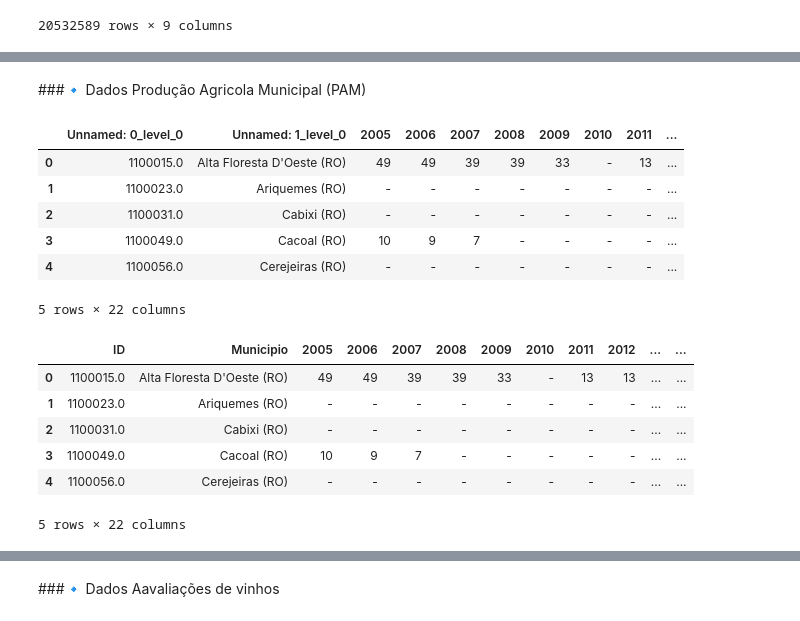
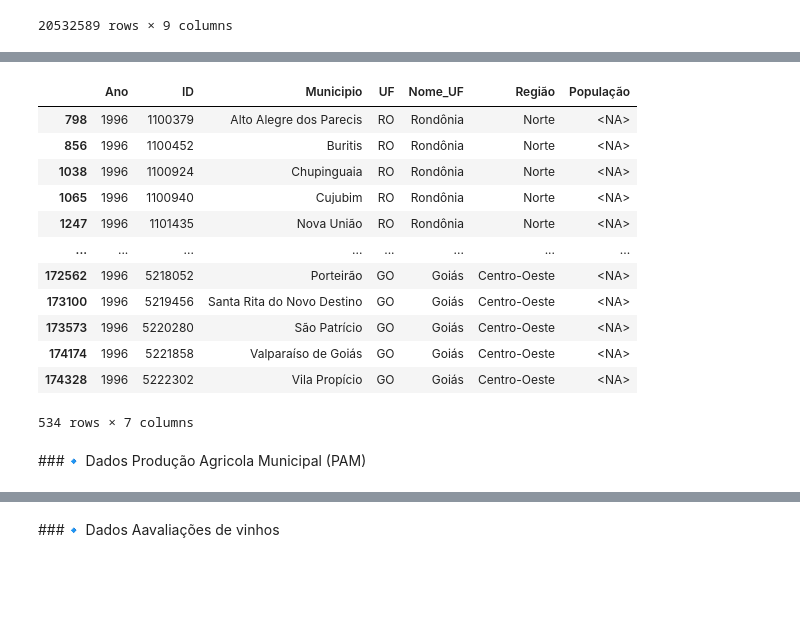
Before and after one commit to gnunes-io/etl_vinicula, a Jupyter notebook: ETL_FiapChall.ipynb, the cells around one changed output, grey strips where cells are left out. Cells and saved outputs as stored; diff of their text form; code cells hidden in the pictures; blank space fills up the shorter version.

```diff
--- a/ETL_FiapChall.ipynb
+++ b/ETL_FiapChall.ipynb
@@ -727,0 +750,43 @@ comex_copy.to_parquet('/content/drive/MyDrive/Challenge_FIAP/Gold_Data/Dados_ext
+# %%
+# Renomeia colunas
+demograficos.rename(columns={
+    'ano': 'Ano',
+    'sigla_uf': 'UF',
+    'id_municipio': 'ID',
+    'nome_municipio': 'Municipio',
+    'nome_uf': 'Nome_UF',
+    'nome_regiao': 'Região',
+    'populacao': 'População'
+}, inplace=True)
+
+# Aplicando política de tipagem
+demograficos = demograficos.astype({
+    'Ano': 'Int64',
+    'UF': 'category',
+    'ID': 'Int64',
+    'População': 'Int64',
+    'Municipio': 'string',
+    'Nome_UF': 'category',
+    'Região': 'category'
+})
+
+# Ordenando colunas
+demograficos = demograficos[['Ano', 'ID', 'Municipio', 'UF', 'Nome_UF', 'Região', 'População']]
+
+# Tratar Nulos (!!!!!!!)
+nulos = demograficos[demograficos['População'].isnull()]
+nulos
+# %% [output]
+|  | Ano | ID | Municipio | UF | Nome_UF | Região | População |
+| 798 | 1996 | 1100379 | Alto Alegre dos Parecis | RO | Rondônia | Norte | <NA> |
+| 856 | 1996 | 1100452 | Buritis | RO | Rondônia | Norte | <NA> |
+| 1038 | 1996 | 1100924 | Chupinguaia | RO | Rondônia | Norte | <NA> |
+| 1065 | 1996 | 1100940 | Cujubim | RO | Rondônia | Norte | <NA> |
+| 1247 | 1996 | 1101435 | Nova União | RO | Rondônia | Norte | <NA> |
+| ... | ... | ... | ... | ... | ... | ... | ... |
+| 172562 | 1996 | 5218052 | Porteirão | GO | Goiás | Centro-Oeste | <NA> |
+| 173100 | 1996 | 5219456 | Santa Rita do Novo Destino | GO | Goiás | Centro-Oeste | <NA> |
+| 173573 | 1996 | 5220280 | São Patrício | GO | Goiás | Centro-Oeste | <NA> |
+| 174174 | 1996 | 5221858 | Valparaíso de Goiás | GO | Goiás | Centro-Oeste | <NA> |
+| 174328 | 1996 | 5222302 | Vila Propício | GO | Goiás | Centro-Oeste | <NA> |
+534 rows × 7 columns
@@ -728,36 +797,2 @@ comex_copy.to_parquet('/content/drive/MyDrive/Challenge_FIAP/Gold_Data/Dados_ext
 # %% [markdown]
 ###🔹 Dados Produção Agricola Municipal (PAM)
-# %%
-caminho_ext = '/content/drive/MyDrive/Challenge_FIAP/Bronze_Data/Dados_externos/ibge_pam_bronze.xlsx'
-
-pam = pd.read_excel(caminho_ext, header=[3,4])
-
-# Pega apenas o primeiro nível do cabeçalho (os anos) e o define como o novo cabeçalho
-pam.columns = pam.columns.get_level_values(0)
-
-# Removendo o texto da última linha da coluna A
-pam['Unnamed: 0_level_0'] = pd.to_numeric(pam['Unnamed: 0_level_0'], errors='coerce')
-pam = pam.dropna(subset=['Unnamed: 0_level_0'])
-
-# Verificando o resultado
-pam.head()
-# %% [output]
-|  | Unnamed: 0_level_0 | Unnamed: 1_level_0 | 2005 | 2006 | 2007 | 2008 | 2009 | 2010 | 2011 | ... |
-| 0 | 1100015.0 | Alta Floresta D'Oeste (RO) | 49 | 49 | 39 | 39 | 33 | - | 13 | ... |
-| 1 | 1100023.0 | Ariquemes (RO) | - | - | - | - | - | - | - | ... |
-| 2 | 1100031.0 | Cabixi (RO) | - | - | - | - | - | - | - | ... |
-| 3 | 1100049.0 | Cacoal (RO) | 10 | 9 | 7 | - | - | - | - | ... |
-| 4 | 1100056.0 | Cerejeiras (RO) | - | - | - | - | - | - | - | ... |
-5 rows × 22 columns
-# %%
-pam.rename(columns={'Unnamed: 0_level_0': 'ID','Unnamed: 1_level_0': 'Municipio'}, inplace=True)
-
-pam.head(5)
-# %% [output]
-|  | ID | Municipio | 2005 | 2006 | 2007 | 2008 | 2009 | 2010 | 2011 | 2012 | ... | ... |
-| 0 | 1100015.0 | Alta Floresta D'Oeste (RO) | 49 | 49 | 39 | 39 | 33 | - | 13 | 13 | ... | ... |
-| 1 | 1100023.0 | Ariquemes (RO) | - | - | - | - | - | - | - | - | ... | ... |
-| 2 | 1100031.0 | Cabixi (RO) | - | - | - | - | - | - | - | - | ... | ... |
-| 3 | 1100049.0 | Cacoal (RO) | 10 | 9 | 7 | - | - | - | - | - | ... | ... |
-| 4 | 1100056.0 | Cerejeiras (RO) | - | - | - | - | - | - | - | - | ... | ... |
-5 rows × 22 columns
```
Also changed, not shown: parts of 25 cells of this notebook.
